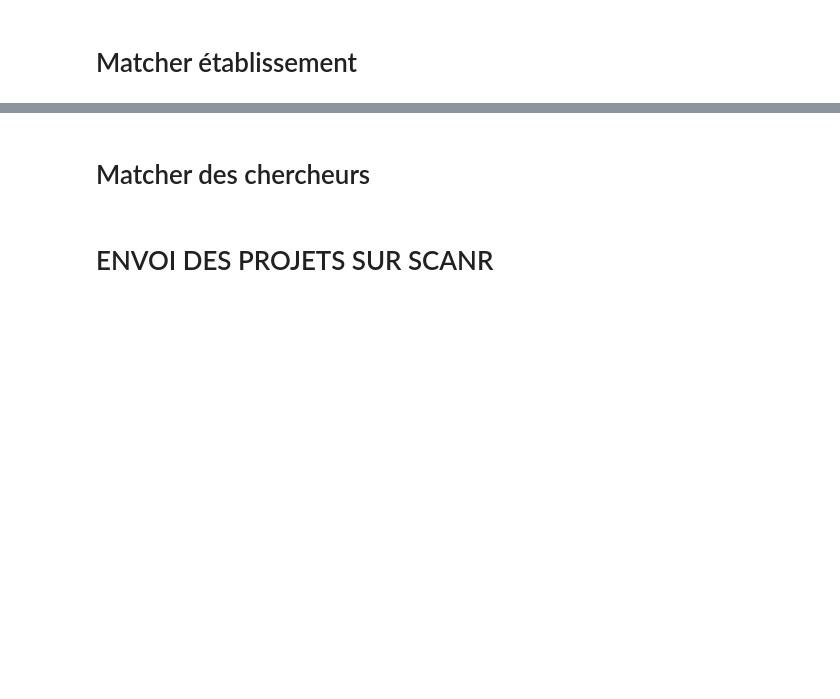
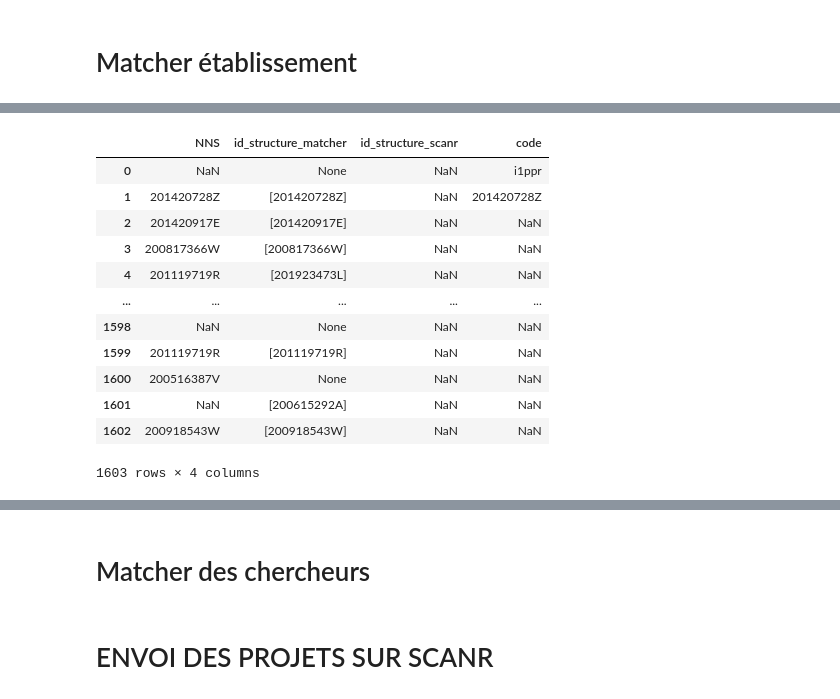
Before and after one commit to dataesr/projects-partners-consolidation, a Jupyter notebook: script_all_sources.ipynb, the cells around one changed output, grey strips where cells are left out. Saved outputs shown, nothing was run; the diff lists cells and outputs as text; code cells hidden in the pictures; blank space fills up the shorter version.

```diff
--- a/script_all_sources.ipynb
+++ b/script_all_sources.ipynb
@@ -280,7 +209,21 @@ if 'finess' in list(df_partenaires.columns):
     finess_siret=pd.read_json("finess_siret-siege.json")
     df_partenaires_complet=pd.merge(df_partenaires_complet,finess_siret,how='left', on='finess')
 # %%
-sources[source]['identifiants_preferes_structure']
+df_partenaires_complet[sources[source]['identifiants_preferes_structure']]
+# %% [output]
+|  | NNS | id_structure_matcher | id_structure_scanr | code |
+| 0 | NaN | None | NaN | i1ppr |
+| 1 | 201420728Z | [201420728Z] | NaN | 201420728Z |
+| 2 | 201420917E | [201420917E] | NaN | NaN |
+| 3 | 200817366W | [200817366W] | NaN | NaN |
+| 4 | 201119719R | [201923473L] | NaN | NaN |
+| ... | ... | ... | ... | ... |
+| 1598 | NaN | None | NaN | NaN |
+| 1599 | 201119719R | [201119719R] | NaN | NaN |
+| 1600 | 200516387V | None | NaN | NaN |
+| 1601 | NaN | [200615292A] | NaN | NaN |
+| 1602 | 200918543W | [200918543W] | NaN | NaN |
+1603 rows × 4 columns
 # %%
 df_partenaires_complet['id_structure']=df_partenaires_complet.apply(lambda row: identifiant_prefere(row,sources[source]['identifiants_preferes_structure']), axis=1)
 df_partenaires_complet
```
Also changed, not shown: parts of 24 cells of this notebook, 4 other files.
